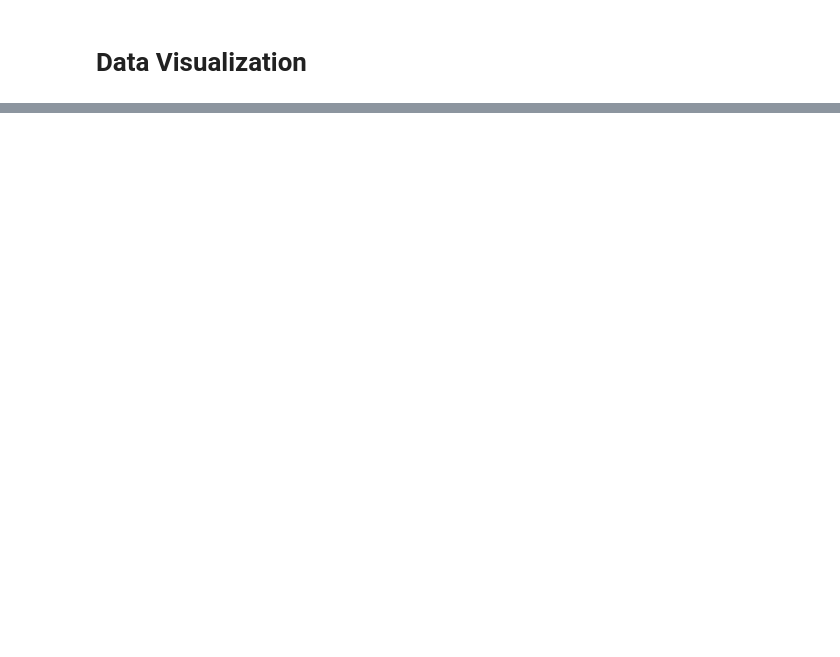
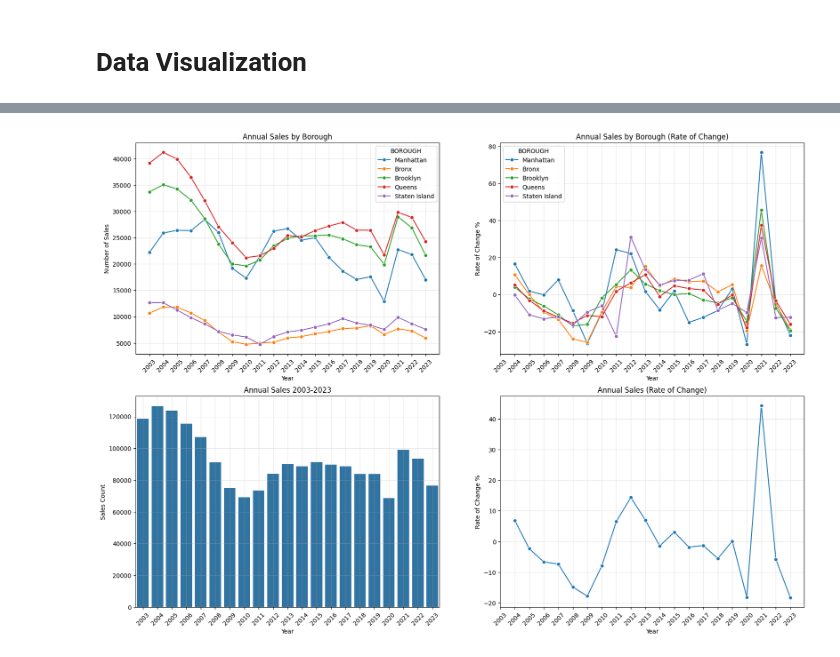
Before and after one commit to GuhGonk/NYC-Rolling-Sales, a Jupyter notebook: main.ipynb, the cells around one changed output, grey strips where cells are left out. Cells and saved outputs as stored; diff of their text form; code cells hidden in the pictures; blank space fills up the shorter version.

```diff
--- a/main.ipynb
+++ b/main.ipynb
@@ -59,0 +79,73 @@ shape: (21, 3)
+# %%
+fig, axs = plt.subplots(2,2)
+
+graphs.MatPlot.makePlot(
+    chart='line',
+    data=annual_byBoro_pd,
+    x='year',
+    y='count',
+    hue='BOROUGH',
+    palette=["C0", "C1", "C2", "C3", "C4"],
+    title='Annual Sales by Borough',
+    xticks=sorted(annual_byBoro_pd['year'].unique()),
+    xlabel='Year',
+    xrot=45,
+    ylabel='Number of Sales',
+    leg_on=True,
+    leg_pos='upper right',
+    leg_outer=False,
+    leg_labels=annual_byBoro_pd['borough_name'].unique(),
+    ax = axs[0,0]
+)
+
+graphs.MatPlot.makePlot(
+    chart='line',
+    data=annual_byBoro_roc_pd,
+    x='year',
+    y='roc',
+    hue='BOROUGH',
+    palette=["C0", "C1", "C2", "C3", "C4"],
+    title='Annual Sales by Borough (Rate of Change)',
+    xticks=sorted(annual_byBoro_pd['year'].unique()),
+    xlabel='Year',
+    xrot=45,
+    ylabel='Rate of Change %',
+    leg_on=True,
+    leg_pos='upper left',
+    leg_outer=False,
+    leg_labels=annual_byBoro_pd['borough_name'].unique(),
+    ax = axs[0,1]
+)
+
+graphs.MatPlot.makePlot(
+    chart='bar',
+    data=annual_sales_pd,
+    x='year',
+    y='count',
+    title='Annual Sales 2003-2023',
+    xticks=[str(year) for year in annual_sales['year']],
+    xlabel='Year',
+    xrot=45,
+    ylabel='Sales Count',
+    leg_on=False,
+    ax=axs[1,0]
+)
+
+graphs.MatPlot.makePlot(
+    chart='line',
+    data=annual_sales_roc_pd,
+    x='year',
+    y='roc',
+    title='Annual Sales (Rate of Change)',
+    xticks=annual_sales_roc_pd['year'],
+    xlabel='Year',
+    xrot=45,
+    ylabel='Rate of Change %',
+    leg_on=False,
+    ax=axs[1,1]
+)
+
+fig.set_figheight(14)
+fig.set_figwidth(20)
+# %% [output]
+[figure, added]
```
Also changed, not shown: parts of 10 cells of this notebook, 1 other file.
